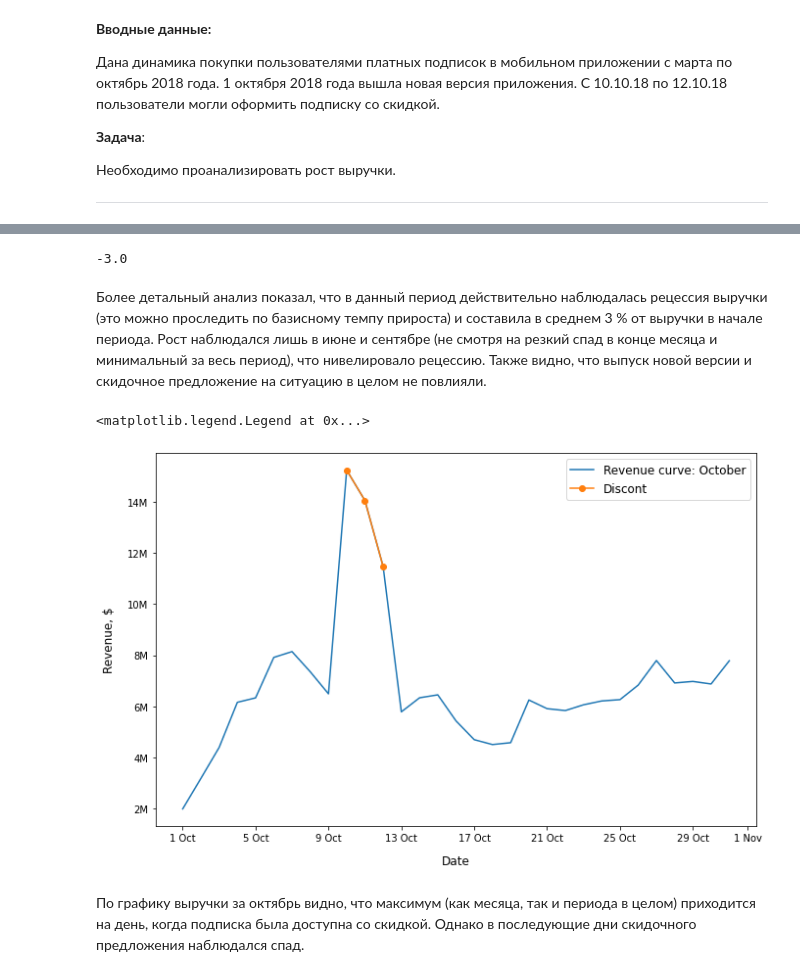
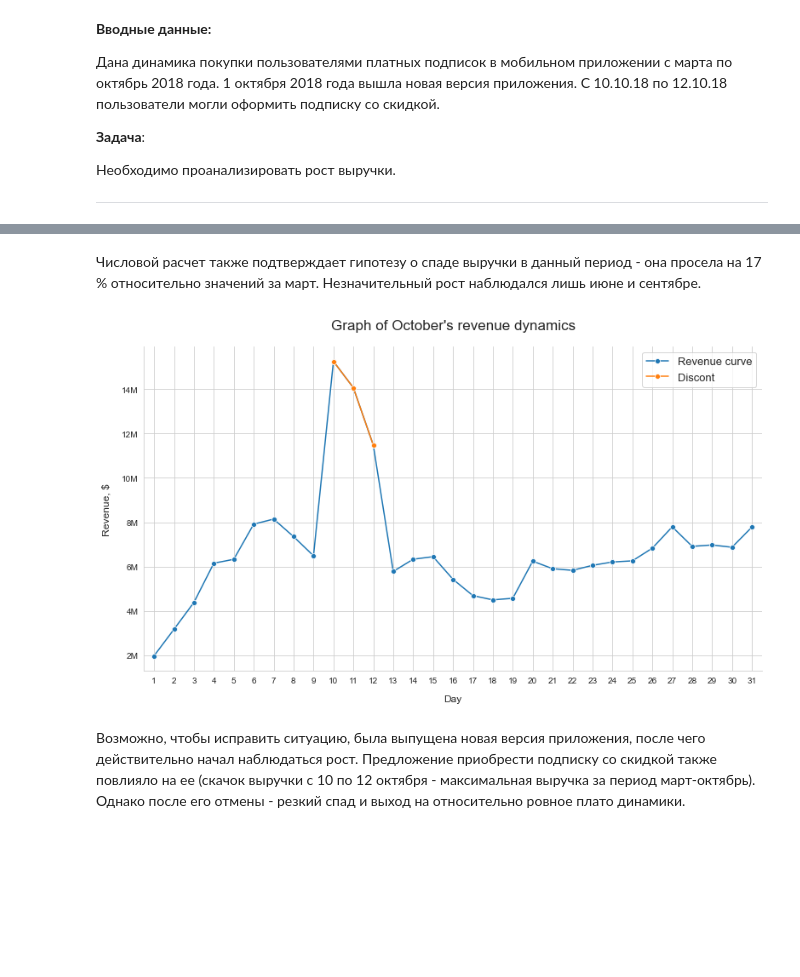
Before and after one commit to pawelasinski/product_metrics_analysis, a Jupyter notebook: 1-analysis-revenue.ipynb, the cells around one changed output, grey strips where cells are left out. Saved outputs shown, nothing was run; the diff lists cells and outputs as text; code cells hidden in the pictures; blank space fills up the shorter version.

```diff
--- a/1-analysis-revenue.ipynb
+++ b/1-analysis-revenue.ipynb
@@ -19,3 +19,8 @@ import calendar
 # %%
-dynamic_purchase = pd.read_excel('result.xlsx', sheet_name=0, names=['Date', 'Revenue, $'], dtype={'Date': datetime})
+dynamic_purchase = pd.read_excel('result.xlsx', sheet_name=0, names=['date', 'revenue'], dtype={'date': datetime})
+# %%
+# модификация данных
+dynamic_purchase['month'] = dynamic_purchase['date'].apply(lambda x: calendar.month_name[x.month])
+# %%
+sns.set_style('whitegrid')
 # %%
@@ -112,36 +93,35 @@ parameters
-# %%
-# расчёт среднего темпа прироста
-mean_increment_rate(8, mean_revenue['Mean, $'].values[0], mean_revenue['Mean, $'].values[7])
-# %% [output]
--3.0
-# %% [markdown]
-Более детальный анализ показал, что в данный период действительно наблюдалась рецессия выручки (это можно проследить по базисному темпу прироста) и составила в среднем 3 % от выручки в начале периода. Рост наблюдался лишь в июне и сентябре (не смотря на резкий спад в конце месяца и минимальный за весь период), что нивелировало рецессию. Также видно, что выпуск новой версии и скидочное предложение на ситуацию в целом не повлияли.
+# %% [markdown]
+Числовой расчет также подтверждает гипотезу о спаде выручки в данный период - она просела на 17 % относительно значений за март. Незначительный рост наблюдался лишь июне и сентябре.
 # %%
-new_version = dynamic_purchase.loc[dynamic_purchase['Date'].dt.month == 10]
-discont = dynamic_purchase[(dynamic_purchase.Date >= datetime(2018, 10, 10)) & (dynamic_purchase.Date <= datetime(2018, 10, 12))]
+# выгрузка значений за Октябрь и их модификация
+new_version = (dynamic_purchase.loc[dynamic_purchase['date'].dt.month == 10])[['date', 'revenue']]
+new_version['date'] = new_version['date'].apply(lambda x: x.day)
+discont = (dynamic_purchase[(dynamic_purchase.date >= datetime(2018, 10, 10)) & (dynamic_purchase.date <= datetime(2018, 10, 12))])[['date', 'revenue']]
+discont['date'] = discont['date'].apply(lambda x: x.day)
 # %%
-# график выручки за октябрь с кривой, соответсвующей скидке
-fig = plt.figure(figsize=(11, 7))
+fig = plt.figure(figsize=(13, 7))
 ax = fig.add_subplot()
 
-nvx = new_version['Date']
-nvy = new_version['Revenue, $']
-disx = discont['Date']
-disy = discont['Revenue, $']
-ax.plot(nvx, nvy, disx, disy, 'o-')
+sns.despine()
 
-from matplotlib.ticker import FixedLocator
-ax.xaxis.set_major_locator(FixedLocator(ax.get_xticks().tolist()))
-ax.set_xticklabels([f'{day} Oct' for day in range(1, 31, 4)] + ['1 Nov'])
+
+sns.lineplot(data=new_version, x='date', y='revenue', marker='o')
+sns.lineplot(data=discont, x='date', y='revenue', marker='o')
+
+
+from matplotlib.ticker import FixedLocator, MultipleLocator
 ax.yaxis.set_major_locator(FixedLocator(ax.get_yticks().tolist()))
 ax.set_yticklabels([f'{i}M' for i in range(0, 17, 2)])
+ax.xaxis.set_major_locator(MultipleLocator(1))
+ax.set_xlim(xmin=0.5, xmax=31.5)
 
-plt.xlabel('Date', labelpad=12, fontsize=12)
+plt.xlabel('Day', labelpad=12, fontsize=12)
 plt.ylabel('Revenue, $', labelpad=12, fontsize=12)
 
-plt.legend(['Revenue curve: October', 'Discont'], fontsize=12)
+plt.legend(['Revenue curve', 'Discont'], fontsize=13)
+
+plt.title("Graph of October's revenue dynamics", pad=20, fontsize=17);
 # %% [output]
-<matplotlib.legend.Legend at 0x...>
-[figure, old version]
+[figure, new version]
-# %% [markdown]
-По графику выручки за октябрь видно, что максимум (как месяца, так и периода в целом) приходится на день, когда подписка была доступна со скидкой. Однако в последующие дни скидочного предложения наблюдался спад.
+# %% [markdown]
+Возможно, чтобы исправить ситуацию, была выпущена новая версия приложения, после чего действительно начал наблюдаться рост. Предложение приобрести подписку со скидкой также повлияло на ее (скачок выручки с 10 по 12 октября - максимальная выручка за период март-октябрь). Однако после его отмены - резкий спад и выход на относительно ровное плато динамики.
```
Also changed, not shown: parts of 10 cells of this notebook.
